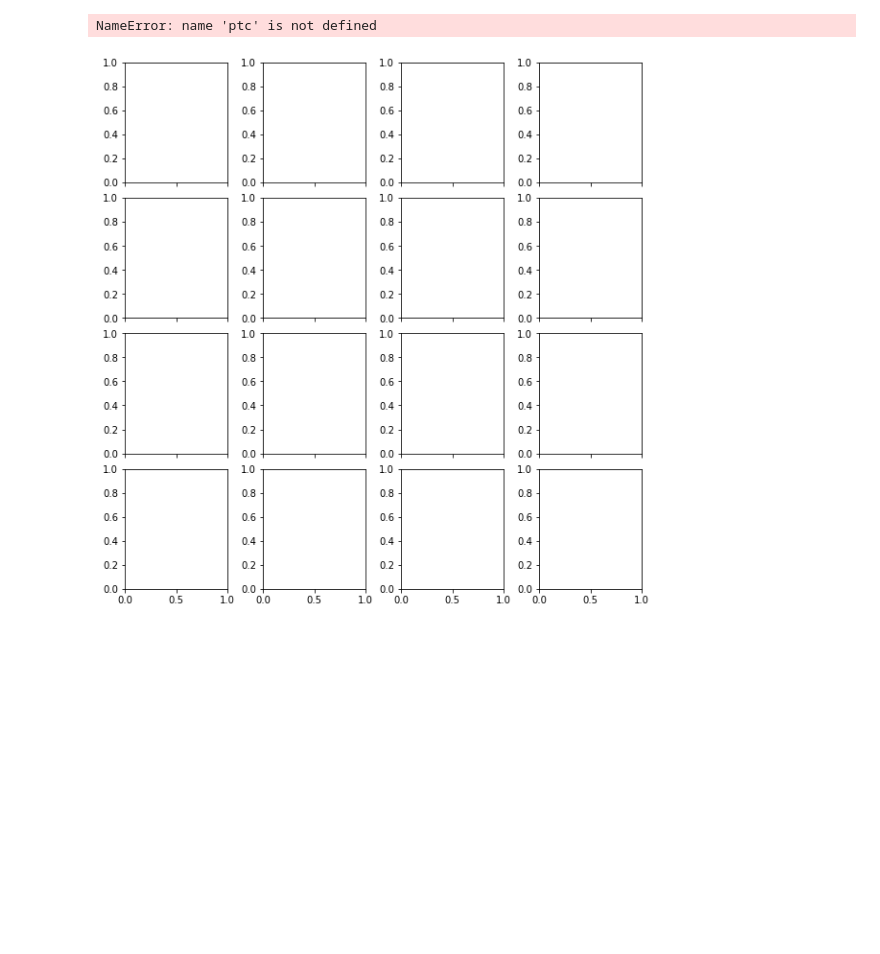
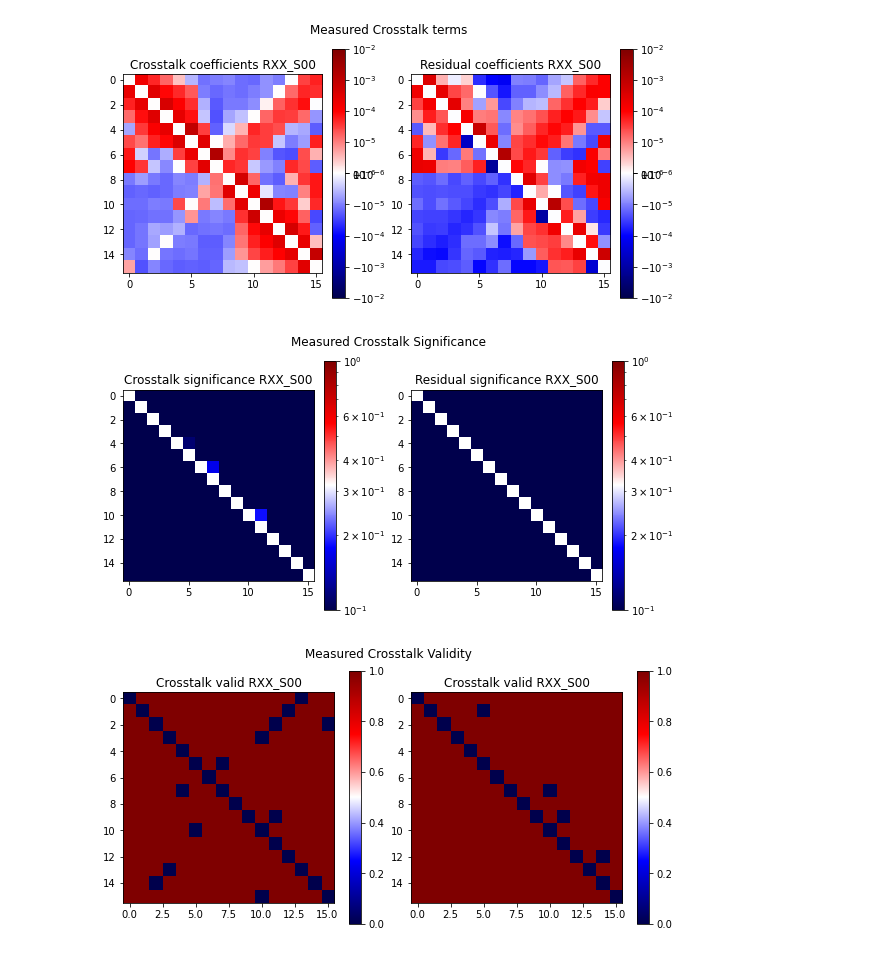
Before and after one commit to lsst/cp_verify, a Jupyter notebook: examples/cpVerifyCrosstalk.ipynb, the cells around one changed output. Cells and saved outputs as stored; diff of their text form; code cells hidden in the pictures; blank space fills up the shorter version.

Commit message:
Remove camera dependency for direct Calib verification.

```diff
--- a/examples/cpVerifyCrosstalk.ipynb
+++ b/examples/cpVerifyCrosstalk.ipynb
@@ -9,16 +12,19 @@ plt.rcParams['figure.figsize'] = (8, 8)
 # %%
 # Which calibration type to analyse.
 calibType = 'crosstalk'
+detectorId = 0
 
 # This cell should be edited to match the data to be inspected.
 afwDisplay.setDefaultBackend("astrowidgets")
 cameraName = 'LATISS'
-genCollection = 'u/czw/DM-30170/crosstalkGen.20211206a'
-correctedCollection = 'u/czw/DM-30170/verifyCrosstalk.20211208a'
+genCollection = 'u/czw/DM-30170/crosstalkGen.20220322a'
+correctedCollection = 'u/czw/DM-30170/verifyCrosstalk.20220322a'
 # %%
 # Get butler and camera
 butler = dB.Butler("/repo/main/", collections=[genCollection, correctedCollection])
 camera = butler.get('camera', instrument=cameraName)
 # %%
-crosstalk = butler.get(calibType, instrument='LATISS', detector=0, collections=genCollection)
-residualCrosstalk = butler.get(calibType, instrument='LATISS', detector=0, collections=correctedCollection)
+crosstalk = butler.get(calibType, instrument=cameraName,
+                       detector=detectorId, collections=genCollection)
+residualCrosstalk = butler.get('verifyCrosstalk', instrument=cameraName,
+                               detector=detectorId, collections=correctedCollection)
@@ -33,18 +82,58 @@ ValueError: not enough values to unpack (expected 3, got 2)
 # %%
-# Plot raw cross-correlation values
-inputSelection = 11
-iterator = 0
-fig, axes = plt.subplots(nrows=4, ncols=4,
-                         sharex=True, sharey=False, figsize=[8.0, 8.0], constrained_layout=True)
-for ampName in sorted(set(ptc.ampNames)):
-    covariance = ptc.covariances[ampName][inputSelection]
-    axes[iterator // 4, iterator % 4].set_aspect("equal")
-    axes[iterator // 4, iterator % 4].imshow(np.log10(np.abs(covariance)))
-    axes[iterator // 4, iterator % 4].set_title(f"Amp {ampName} {covariance[0][0]:.2e}")
+# Plot raw crosstalk values
 
-    iterator += 1
-fig.suptitle(f"Measured covariance {ptc.inputExpIdPairs[ampName][inputSelection]}")
+detector = camera[detectorId]
+detName = detector.getName()
+
+fig, axes = plt.subplots(nrows=1, ncols=2,
+                         sharex=True, sharey=False, figsize=[8.0, 4.0], constrained_layout=True)
+pcm = axes[0].imshow(crosstalk.coeffs, cmap='seismic',
+                     norm=colors.SymLogNorm(linthresh=1e-6, linscale=1e-7, vmin=-1e-2, vmax=1e-2))
+axes[0].set_title(f"Crosstalk coefficients {detName}")
+fig.colorbar(pcm, ax=axes[0])
+
+pcm = axes[1].imshow(residualCrosstalk.coeffs, cmap='seismic',
+                     norm=colors.SymLogNorm(linthresh=1e-6, linscale=1e-7, vmin=-1e-2, vmax=1e-2))
+axes[1].set_title(f"Residual coefficients {detName}")
+fig.colorbar(pcm, ax=axes[1])
+
+fig.suptitle(f"Measured Crosstalk terms")
 plt.show()
+
+###
+
+fig, axes = plt.subplots(nrows=1, ncols=2,
+                         sharex=True, sharey=False, figsize=[8.0, 4.0], constrained_layout=True)
+pcm = axes[0].imshow(np.abs(crosstalk.coeffs / crosstalk.coeffErr / np.sqrt(crosstalk.coeffNum)),
+                     cmap='seismic',
+                     norm=colors.LogNorm(vmin=1e-1, vmax=1e0))
+axes[0].set_title(f"Crosstalk significance {detName}")
+fig.colorbar(pcm, ax=axes[0])
+
+pcm = axes[1].imshow(np.abs(residualCrosstalk.coeffs / residualCrosstalk.coeffErr / np.sqrt(residualCrosstalk.coeffNum)),
+                     cmap='seismic',
+                     norm=colors.LogNorm(vmin=1e-1, vmax=1e0))
+axes[1].set_title(f"Residual significance {detName}")
+fig.colorbar(pcm, ax=axes[1])
+
+fig.suptitle(f"Measured Crosstalk Significance")
+plt.show()
+
+###
+
+fig, axes = plt.subplots(nrows=1, ncols=2,
+                         sharex=True, sharey=False, figsize=[8.0, 4.0], constrained_layout=True)
+pcm = axes[0].imshow(crosstalk.coeffValid, cmap='seismic')
+axes[0].set_title(f"Crosstalk valid {detName}")
+fig.colorbar(pcm, ax=axes[0])
+
+pcm = axes[1].imshow(residualCrosstalk.coeffValid, cmap='seismic')
+axes[1].set_title(f"Crosstalk valid {detName}")
+fig.colorbar(pcm, ax=axes[1])
+
+fig.suptitle(f"Measured Crosstalk Validity")
+plt.show()
 # %% [output]
-NameError: name 'ptc' is not defined
-[figure, old version]
+[figure, new version]
+[figure, added]
+[figure, added]
```
Also changed, not shown: parts of 14 cells of this notebook, 2 other files.
